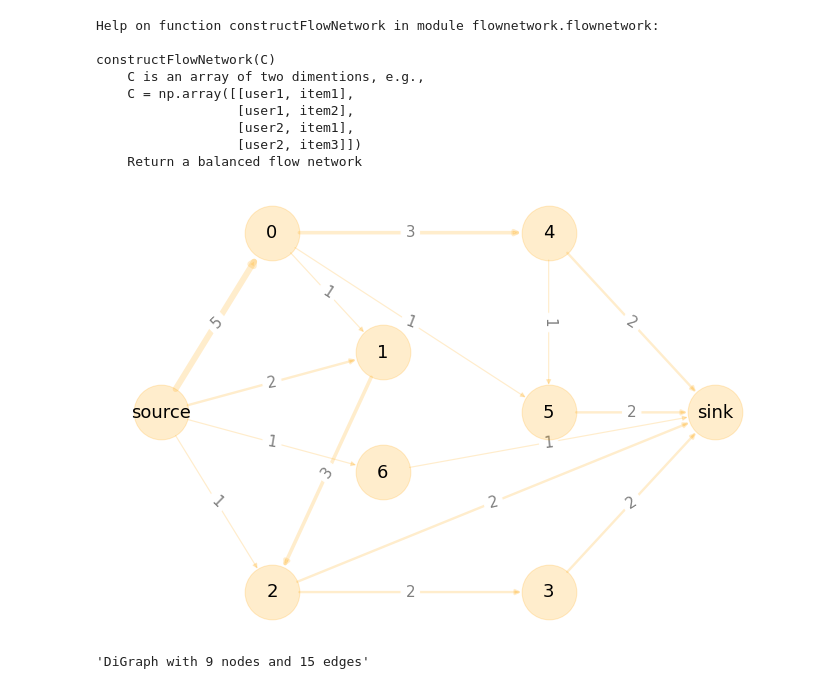
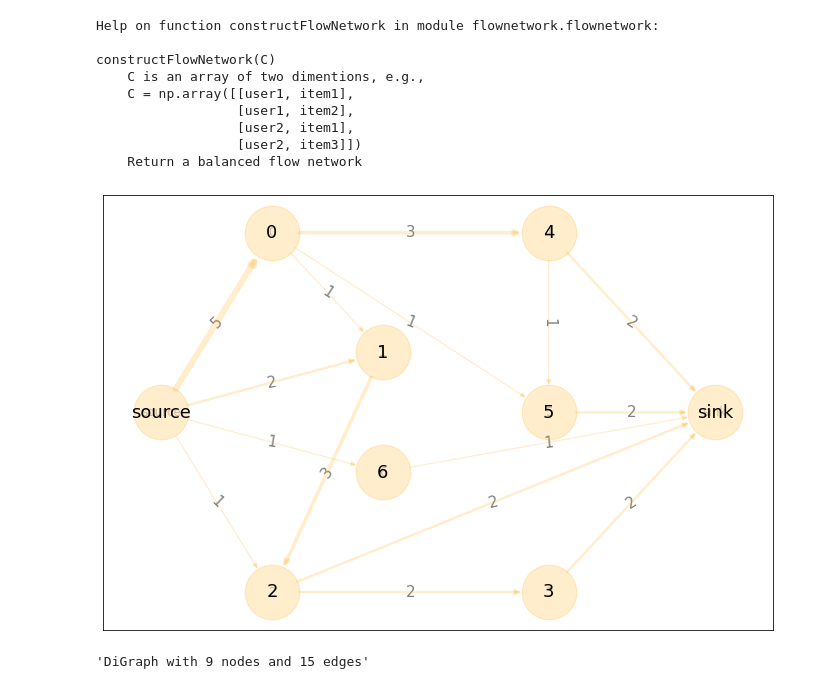
Before and after one commit to chengjun/mybook, a Jupyter notebook: 03-python-intro.ipynb, the cells around one changed output. Drawn from its saved outputs; the diff is of its cells as text; code cells hidden in the pictures.

```diff
--- a/03-python-intro.ipynb
+++ b/03-python-intro.ipynb
@@ -83,26 +108,26 @@ gd = fn.constructFlowNetwork(demo)
 # %%
 # drawing a demo network
 fig = plt.figure(figsize=(12, 8),facecolor='white')
 pos={0: np.array([ 0.2 ,  0.8]),
  2: np.array([ 0.2,  0.2]),
  1: np.array([ 0.4,  0.6]),
  6: np.array([ 0.4,  0.4]),
  4: np.array([ 0.7,  0.8]),
  5: np.array([ 0.7,  0.5]),
  3: np.array([ 0.7,  0.2 ]),
  'sink': np.array([ 1,  0.5]),
  'source': np.array([ 0,  0.5])}
 
 width=[float(d['weight']*1.2) for (u,v,d) in gd.edges(data=True)]
 edge_labels=dict([((u,v,),d['weight']) for u,v,d in gd.edges(data=True)])
 
 nx.draw_networkx_edge_labels(gd,pos,edge_labels=edge_labels, font_size = 15, alpha = .5)
-nx.draw(gd, pos, node_size = 3000, node_color = 'orange',
+nx.draw_networkx(gd, pos, node_size = 3000, node_color = 'orange',
         alpha = 0.2, width = width, edge_color='orange',style='solid')
 nx.draw_networkx_labels(gd,pos,font_size=18)
 plt.show()
 # %% [output]
-[figure, old version]
+[figure, new version]
 # %%
 nx.info(gd)
 # %% [output]
```
Also changed, not shown: parts of 13 cells of this notebook, 3 other files.
